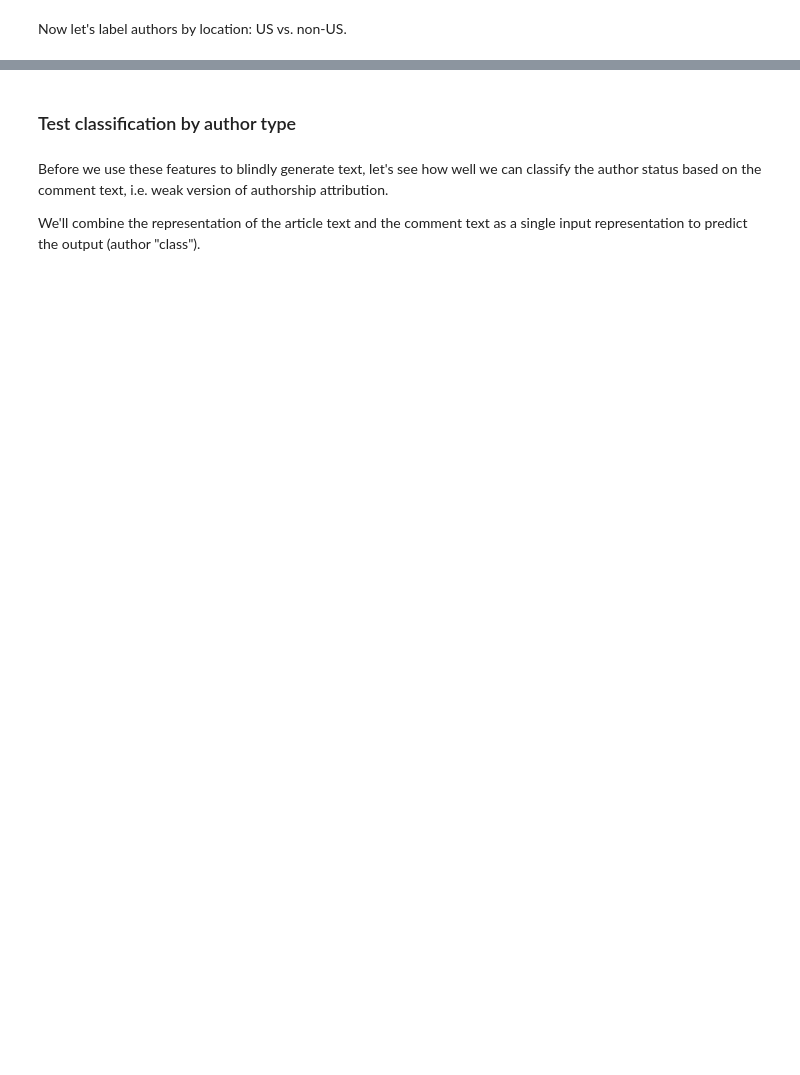
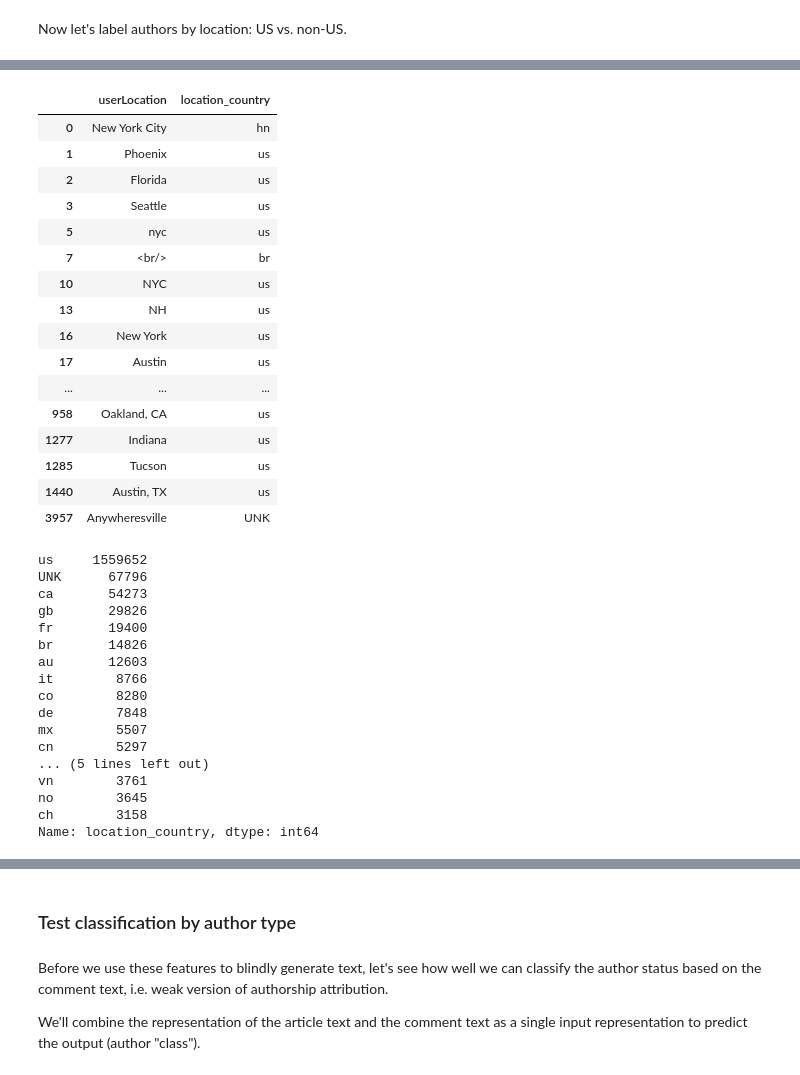
Before and after one commit to MichiganNLP/socially_aware_questions, a Jupyter notebook: scripts/data_processing/label_author_status.ipynb, the cells around one changed output, grey strips where cells are left out. Saved outputs shown, nothing was run; the diff lists cells and outputs as text; code cells hidden in the pictures; blank space fills up the shorter version.

```diff
--- a/scripts/data_processing/label_author_status.ipynb
+++ b/scripts/data_processing/label_author_status.ipynb
@@ -180,0 +251,63 @@ author_location_countries = author_locations.parallel_apply(geocode_country)
+# %%
+pd.set_option('display.max_rows', 100)
+author_location_data = pd.DataFrame([
+    author_locations,
+    author_location_countries,
+], index=['userLocation', 'location_country']).transpose()
+# fix common mistakes
+top_k_locations = comment_data.loc[:, 'userLocation'].value_counts().head(100).index.tolist()
+display(author_location_data[author_location_data.loc[:, 'userLocation'].isin(top_k_locations)])
+gold_location_countries = {
+    'New York City' : 'us',
+    'NY NY' : 'us',
+    'Earth' : 'UNK',
+    '</br>' : 'UNK',
+    'CA' : 'us',
+    'PA' : 'us',
+    'MA' : 'us',
+    'Here' : 'UNK',
+    'DC' : 'us',
+}
+author_location_data = author_location_data.assign(**{
+    'location_country' : author_location_data.apply(
+        lambda x: gold_location_countries[x.loc['userLocation']] if x.loc['userLocation'] in gold_location_countries else x.loc['location_country'], axis=1)
+})
+# add countries to data
+if('location_country' not in comment_data.columns):
+    comment_data = pd.merge(comment_data, author_location_data, on='userLocation')
+display(comment_data.loc[:, 'location_country'].value_counts().head(20))
+# %% [output]
+|  | userLocation | location_country |
+| 0 | New York City | hn |
+| 1 | Phoenix | us |
+| 2 | Florida | us |
+| 3 | Seattle | us |
+| 5 | nyc | us |
+| 7 | <br/> | br |
+| 10 | NYC | us |
+| 13 | NH | us |
+| 16 | New York | us |
+| 17 | Austin | us |
+| ... | ... | ... |
+| 958 | Oakland, CA | us |
+| 1277 | Indiana | us |
+| 1285 | Tucson | us |
+| 1440 | Austin, TX | us |
+| 3957 | Anywheresville | UNK |
+us     1559652
+UNK      67796
+ca       54273
+gb       29826
+fr       19400
+br       14826
+au       12603
+it        8766
+co        8280
+de        7848
+mx        5507
+cn        5297
+... (5 lines left out)
+vn        3761
+no        3645
+ch        3158
+Name: location_country, dtype: int64
```
Also changed, not shown: parts of 13 cells of this notebook, 5 other files.
